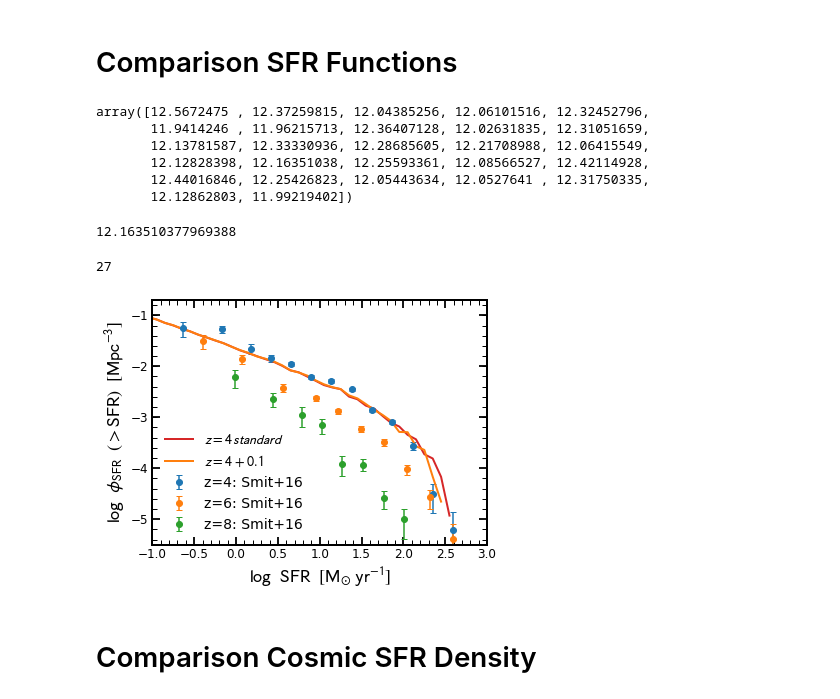
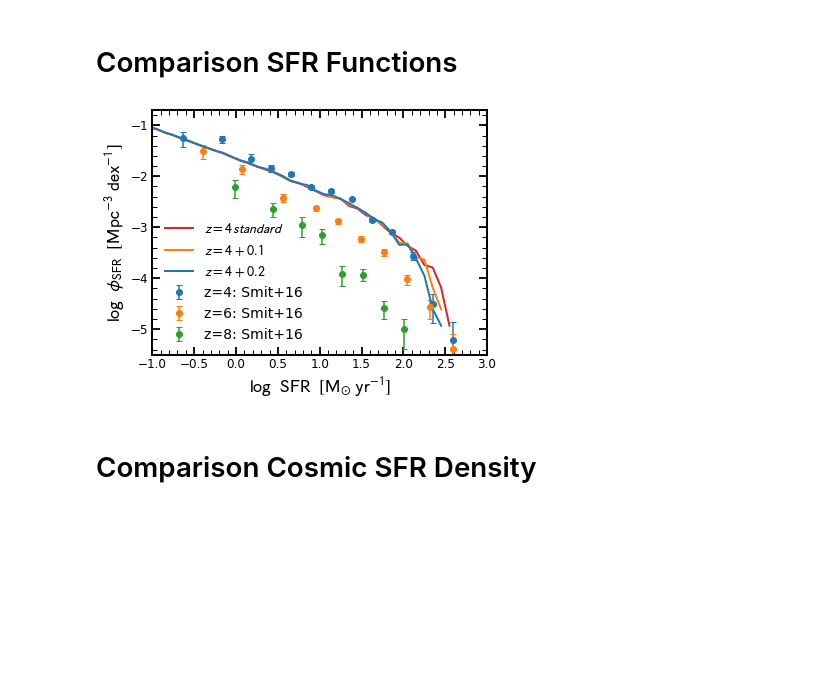
Before and after one commit to stacchella/halo_model, a Jupyter notebook: scripts/Comparison_UV_Observables.ipynb, the cells around one changed output. Saved outputs shown, nothing was run; the diff lists cells and outputs as text; code cells hidden in the pictures; blank space fills up the shorter version.

```diff
--- a/scripts/Comparison_UV_Observables.ipynb
+++ b/scripts/Comparison_UV_Observables.ipynb
@@ -43,7 +43,7 @@ scp stacchella@odyssey.rc.fas.harvard.edu://n/eisenstein_lab/Users/stacchella/ha
 # %%
 # define functions
 
-def compute_LF(SP_file_name, volume_box, cumulative=False, add_dust=False, redshift_in=None, completeness_correction=False, completeness_correction_type='numerical'):
+def compute_LF(SP_file_name, volume_box, cumulative=False, add_dust=False, redshift_in=None, completeness_correction=False, completeness_correction_type='parameterized'):
     '''
     input:
       SP_file_name:    hdf5 filename that contains luminosities
@@ -57,7 +57,7 @@ def compute_LF(SP_file_name, volume_box, cumulative=False, add_dust=False, redsh
     mag_list = -48.6-2.5*np.log10(cat_SP['luminosities/luminosity_0'][:, 2]/(4*np.pi*(3.086e+19)**2))
     idx_good = np.isfinite(mag_list)
     mag_list = mag_list[idx_good]
-    mag_bins = np.arange(np.max([-25.0, np.min(mag_list)]), np.min([-12.5, np.max(mag_list)]), 0.1)
+    mag_bins = np.arange(np.max([-25.0, np.min(mag_list)]), np.min([-12.5, np.max(mag_list)]), 0.25)
     mag_bins_center = mag_bins[:-1] + 0.5*np.diff(mag_bins)
     if completeness_correction:
         if (completeness_correction_type=='numerical'):
@@ -469,12 +396,13 @@ plt.show()
 # %%
 # define functions
 
-def compute_SFR_Fct(SP_file_name, volume_box, cumulative=False, redshift_in=None, completeness_correction=False):
+def compute_SFR_Fct(SP_file_name, volume_box, cumulative=False, redshift_in=None, completeness_correction=False, completeness_correction_type='parameterized'):
     '''
     input:
       SP_file_name:    hdf5 filename that contains luminosities
       volume_box:      volume of simulation box in Mpc^-3
       cumulative:      True/False for computing cumulative LF
+      add_dust:        True/False for adding dust attenuation to UV mags
       redshift_in:     redshift considered, needed for add_dust and completeness_correction
       completeness_correction:  True/False for applying completeness correction
     '''
@@ -482,11 +410,14 @@ def compute_SFR_Fct(SP_file_name, volume_box, cumulative=False, redshift_in=None
     SFR_list = np.log10(np.median(cat_SP['SFH/SFH_SFR'][:, (cat_SP['SFH/SFH_time'][:] >= (cat_SP['SFH/SFH_time'][:][-1]-200.0))], axis=1))
     idx_good = np.isfinite(SFR_list)
     SFR_list = SFR_list[idx_good]
-    idx_SB = (SFR_list > 2.2)
     SFR_bins = np.arange(np.max([-2.0, np.min(SFR_list)]), np.min([3.0, np.max(SFR_list)]), 0.1)
     SFR_bins_center = SFR_bins[:-1] + 0.5*np.diff(SFR_bins)
+
     if completeness_correction:
-        weights = 10**completeness.get_completeness_correction_numerical(np.log10(cat_SP['DM/DM_M'][:][idx_good]), redshift_in)
+        if (completeness_correction_type=='numerical'):
+            weights = 10**completeness.get_completeness_correction_numerical(np.log10(cat_SP['DM/DM_M'][:][idx_good]), redshift_in)
+        elif (completeness_correction_type=='parameterized'):
+            weights = 10**completeness.get_completeness_correction_parametrized(np.log10(cat_SP['DM/DM_M'][:][idx_good]), redshift_in)
     else:
         weights = None
     hist, bin_edges = np.histogram(SFR_list, bins=SFR_bins, weights=weights)
@@ -495,7 +426,7 @@ def compute_SFR_Fct(SP_file_name, volume_box, cumulative=False, redshift_in=None
         return(SFR_bins_center, SFR_Fctcum)
     else:
         SFR_Fct = hist/(np.diff(SFR_bins)*volume_box)
-        return(SFR_bins_center, SFR_Fct, np.log10(cat_SP['DM/DM_M'][:][idx_good][idx_SB]))
+        return(SFR_bins_center, SFR_Fct)
 
 
 def SFR_Fct_Smit16(redshift, cumulative=False, num_of_draws = 1000):
@@ -604,28 +535,12 @@ SFRFct_obs_dict['8'] = np.array([SFR_list, phi_list, phi_err_list_neg, phi_err_l
 # read in model
 # take average SFR over past 200 Myr (UV SFR)
 
-SFR_bins_center_z4, SFR_fct_model_z4, SB = compute_SFR_Fct(path_SFH_cat + 'SFH_z4_constant_standard.hdf5', volume_box, cumulative=False, redshift_in=4.0, completeness_correction=True)
-SFR_bins_center_z42, SFR_fct_model_z42, SB = compute_SFR_Fct(path_SFH_cat + 'SFH_z4_constant_+0.1.hdf5', volume_box, cumulative=False, redshift_in=4.0, completeness_correction=True)
-#SFR_bins_center_z43, SFR_fct_model_z43, SB = compute_SFR_Fct(path_SFH_cat + 'SFH_z4_constant_0.26.hdf5', volume_box, cumulative=False, redshift_in=4.0, completeness_correction=True)
-#SFR_bins_center_z4, SFR_fct_model_z4, SB = compute_SFR_Fct(path_SP_cat + 'SFH_z4_constant_with_L.hdf5', volume_box, cumulative=False, redshift_in=4.0, completeness_correction=True)
+SFR_bins_center_z4, SFR_fct_model_z4 = compute_SFR_Fct(path_SFH_cat + 'SFH_z4_constant_standard.hdf5', volume_box, cumulative=False, redshift_in=4.0, completeness_correction=True)
+SFR_bins_center_z41, SFR_fct_model_z41 = compute_SFR_Fct(path_SFH_cat + 'SFH_z4_constant_+0.1.hdf5', volume_box, cumulative=False, redshift_in=4.0, completeness_correction=True)
+SFR_bins_center_z42, SFR_fct_model_z42 = compute_SFR_Fct(path_SFH_cat + 'SFH_z4_constant_+0.2.hdf5', volume_box, cumulative=False, redshift_in=4.0, completeness_correction=True)
+#SFR_bins_center_z43, SFR_fct_model_z43 = compute_SFR_Fct(path_SFH_cat + 'SFH_z4_constant_0.26.hdf5', volume_box, cumulative=False, redshift_in=4.0, completeness_correction=True)
+#SFR_bins_center_z4, SFR_fct_model_z4 = compute_SFR_Fct(path_SP_cat + 'SFH_z4_constant_with_L.hdf5', volume_box, cumulative=False, redshift_in=4.0, completeness_correction=True)
 #SFR_bins_center_z6, SFR_fct_model_z6 = compute_SFR_Fct(path_SP_cat + 'SFH_z6_constant_with_L_M05.hdf5', volume_box, cumulative=False, redshift_in=6.0, completeness_correction=True)
-# %%
-SB
-# %% [output]
-array([12.5672475 , 12.37259815, 12.04385256, 12.06101516, 12.32452796,
-       11.9414246 , 11.96215713, 12.36407128, 12.02631835, 12.31051659,
-       12.13781587, 12.33330936, 12.28685605, 12.21708988, 12.06415549,
-       12.12828398, 12.16351038, 12.25593361, 12.08566527, 12.42114928,
-       12.44016846, 12.25426823, 12.05443634, 12.0527641 , 12.31750335,
-       12.12862803, 11.99219402])
-# %%
-np.median(SB)
-# %% [output]
-12.163510377969388
-# %%
-len(SB)
-# %% [output]
-27
 # %%
 # set up observations
 
@@ -641,36 +556,37 @@ label_plot = ['z=4: Smit+16', 'z=6: Smit+16', 'z=8: Smit+16']
 fig, ax = plt.subplots(nrows=1, ncols=1, figsize=(6, 4.5))
 
 # Observations
 #ax.plot(np.log10(SFR_list_z4), np.log10(SFR_fct_z4), '--', color='C0', alpha=0.8)
 #ax.fill_between(np.log10(SFR_list_z4), np.log10(SFR_fct_z4_P16), np.log10(SFR_fct_z4_P84), lw=0.0, color='C0', alpha=0.2)
 #ax.plot(np.log10(SFR_list_z6), np.log10(SFR_fct_z6), '--', color='C1', alpha=0.8)
 #ax.fill_between(np.log10(SFR_list_z6), np.log10(SFR_fct_z6_P16), np.log10(SFR_fct_z6_P84), lw=0.0, color='C1', alpha=0.2)
 #ax.plot(np.log10(SFR_list_z8), np.log10(SFR_fct_z8), '--', color='C2', alpha=0.8)
 #ax.fill_between(np.log10(SFR_list_z8), np.log10(SFR_fct_z8_P16), np.log10(SFR_fct_z8_P84), lw=0.0, color='C2', alpha=0.2)
 
 # data points from observatoins
 for ii in range(len(redshift_plot)):
     plot_datapoints_observations(ax, SFRFct_obs_dict, redshift_plot[ii], color_plot[ii], label_plot[ii])
 
 
 
 # Model
 ax.plot(SFR_bins_center_z4, np.log10(SFR_fct_model_z4), '-', color='C3', lw=2, label=r'$z=4\/standard$')
-ax.plot(SFR_bins_center_z42, np.log10(SFR_fct_model_z42), '-', color='C1', lw=2, label=r'$z=4\/+0.1$')
+ax.plot(SFR_bins_center_z41, np.log10(SFR_fct_model_z41), '-', color='C1', lw=2, label=r'$z=4\/+0.1$')
+ax.plot(SFR_bins_center_z42, np.log10(SFR_fct_model_z42), '-', color='C0', lw=2, label=r'$z=4\/+0.2$')
 #ax.plot(SFR_bins_center_z43, np.log10(SFR_fct_model_z43), '-', color='C0', lw=2, label=r'$z=4\/0.26$')
 #ax.plot(np.log10(SFR_bins_center_z8), np.log10(SFR_fct_model_z8), '-', color='C2', lw=2, label=r'$z=8$')
 
 ax.set_xlabel(r'$\log\/\/\/\/\mathrm{SFR}\/\/\/\/[\mathrm{M_{\odot}}\/\/\mathrm{yr}^{-1}]$', fontsize=18)
-ax.set_ylabel(r'$\log\/\/\/\/\phi_{\rm SFR}\/\/\/\/(>\mathrm{SFR})\/\/\/\/[\mathrm{Mpc}^{-3}]$', fontsize=18)
+ax.set_ylabel(r'$\log\/\/\/\/\phi_{\rm SFR}\/\/\/\/[\mathrm{Mpc}^{-3}\/\/\mathrm{dex}^{-1}]$', fontsize=18)
 
 ax.set_xlim([-1.0, 3.0])
 ax.set_ylim([-5.5, -0.7])
 
 plt.legend(frameon=False, fontsize=14)
 plt.savefig(path_figures + 'SFR_Fct_evolution2.pdf', bbox_inches='tight')
 plt.show()
 # %% [output]
-[figure, old version]
+[figure, new version]
 # %% [markdown]
 # Comparison Cosmic SFR Density
 # %%
```
Also changed, not shown: parts of 9 cells of this notebook, 5 other files.
